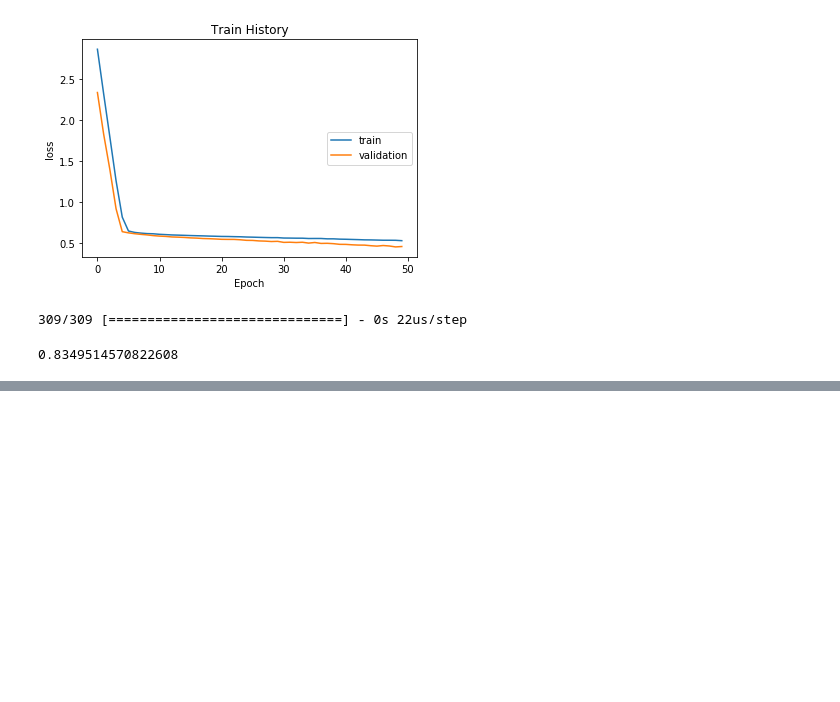
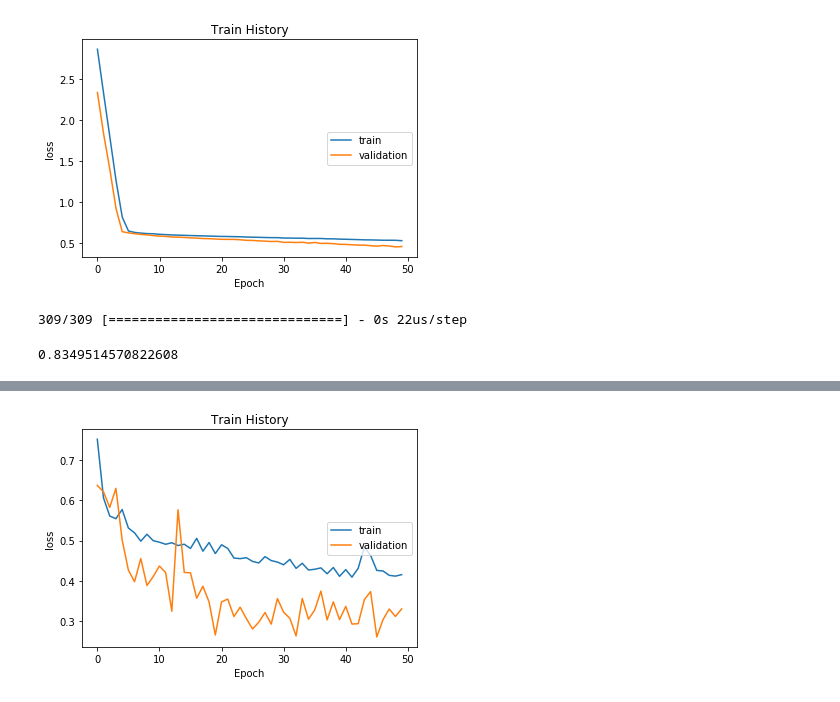
Before and after one commit to johnny12150/ML-100-dyas, a Jupyter notebook: Day01/Winter-Day03.ipynb, the cells around one changed output, grey strips where cells are left out. Cells and saved outputs as stored; diff of their text form; code cells hidden in the pictures; blank space fills up the shorter version.

```diff
--- a/Day01/Winter-Day03.ipynb
+++ b/Day01/Winter-Day03.ipynb
@@ -380,0 +385,13 @@ scores[1]
+# %%
+model4 = Sequential()
+model4.add(Dense(1000, input_dim=10, activation='relu'))
+model4.add(Dense(500, activation='relu'))
+model4.add(Dense(100, activation='relu'))
+model4.add(Dense(25, activation='relu'))
+model4.add(Dense(20, activation='relu'))
+model4.add(Dense(2, activation='softmax'))
+model4.compile(loss='categorical_crossentropy', optimizer='adam', metrics=['accuracy'])
+train_history4 = model4.fit(x=trainX2, y=trainY2, validation_split=0.1, epochs=50, batch_size=30, verbose=0)
+show_train_history(train_history4, 'loss', 'val_loss')
+# %% [output]
+[figure, added]
```
Also changed, not shown: parts of 2 cells of this notebook.
